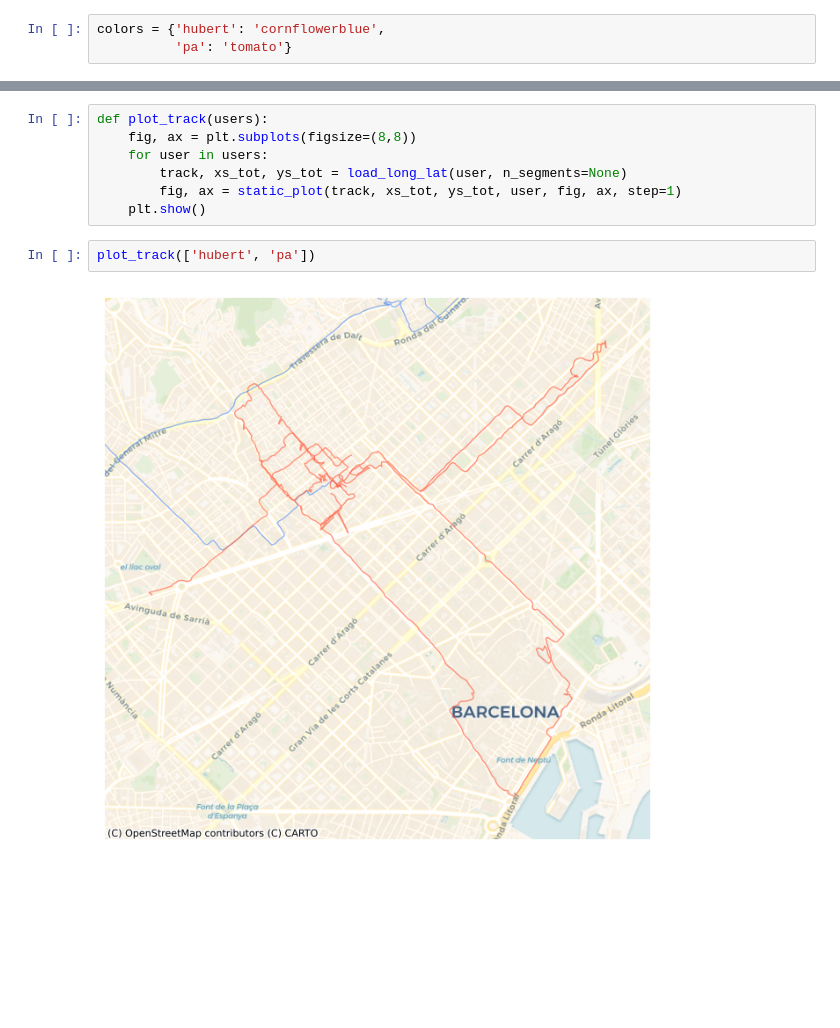
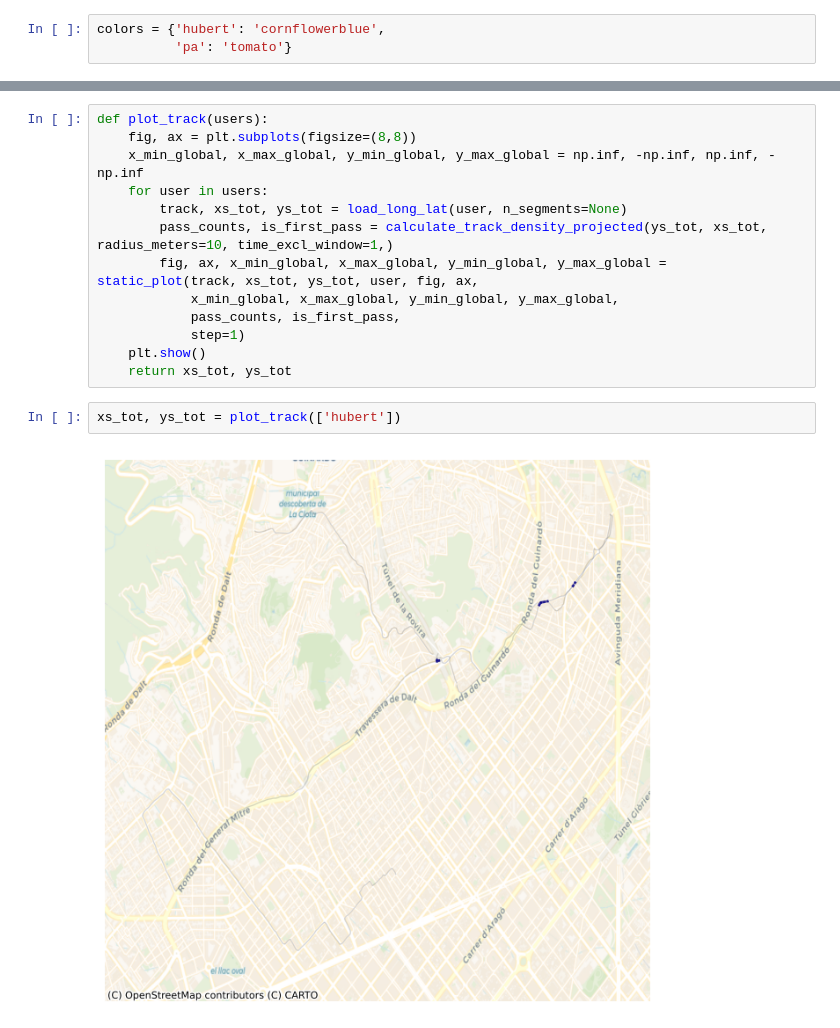
Before and after one commit to Hbretonniere/bike_it, a Jupyter notebook: explore.ipynb, the cells around one changed output, grey strips where cells are left out. Saved outputs shown, nothing was run; the diff lists cells and outputs as text; blank space fills up the shorter version.

```diff
--- a/explore.ipynb
+++ b/explore.ipynb
@@ -99,11 +167,17 @@ def static_plot(track, xs_tot, ys_tot, user, fig, ax,
 # %%
 def plot_track(users):
     fig, ax = plt.subplots(figsize=(8,8))
+    x_min_global, x_max_global, y_min_global, y_max_global = np.inf, -np.inf, np.inf, -np.inf
     for user in users:
         track, xs_tot, ys_tot = load_long_lat(user, n_segments=None)
-        fig, ax = static_plot(track, xs_tot, ys_tot, user, fig, ax, step=1)
+        pass_counts, is_first_pass = calculate_track_density_projected(ys_tot, xs_tot, radius_meters=10, time_excl_window=1,)
+        fig, ax, x_min_global, x_max_global, y_min_global, y_max_global = static_plot(track, xs_tot, ys_tot, user, fig, ax,
+            x_min_global, x_max_global, y_min_global, y_max_global,
+            pass_counts, is_first_pass,
+            step=1)
     plt.show()
+    return xs_tot, ys_tot
 # %%
-plot_track(['hubert', 'pa'])
+xs_tot, ys_tot = plot_track(['hubert'])
 # %% [output]
-[figure, old version]
+[figure, new version]
```
Also changed, not shown: parts of 14 cells of this notebook.
